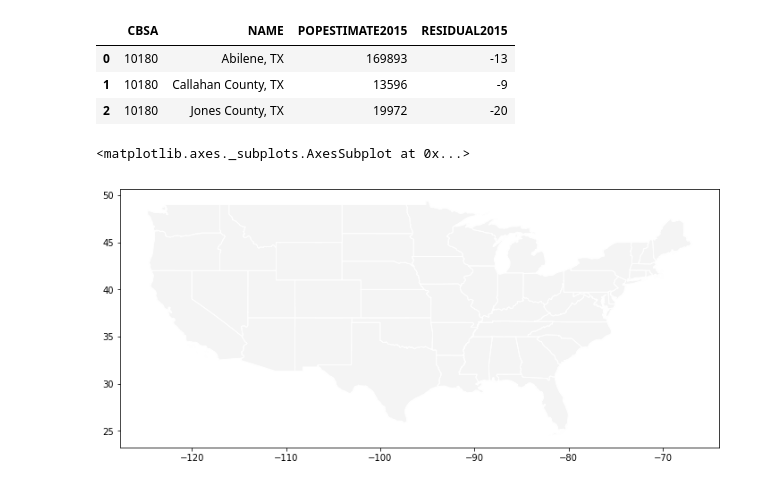
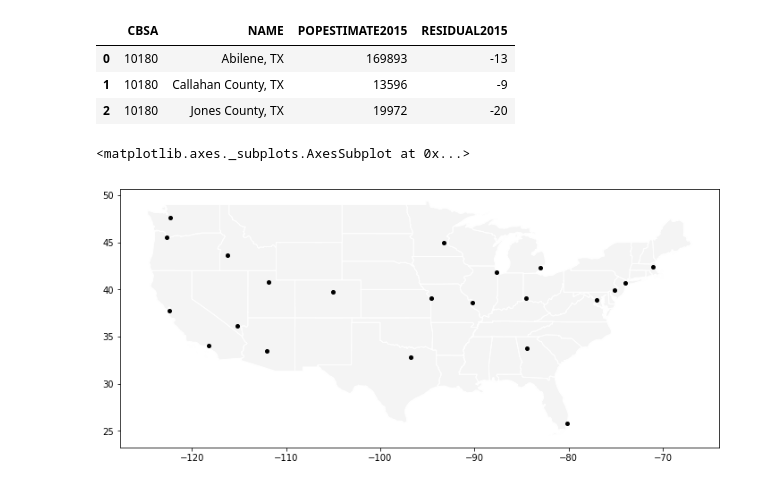
Before and after one commit to stoneyv/cbsa_plot, a Jupyter notebook: python/notebooks/cbsa_cbp_ecommerce_2015.ipynb, the cells around one changed output. Saved outputs shown, nothing was run; the diff lists cells and outputs as text; code cells hidden in the pictures.

Commit message:
add city points to python notebook

```diff
--- a/python/notebooks/cbsa_cbp_ecommerce_2015.ipynb
+++ b/python/notebooks/cbsa_cbp_ecommerce_2015.ipynb
@@ -107,3 +122,6 @@ cities_df.head(3)
 | 0 | Seattle | -122.3321 | 47.60621 | -1.5 | 0.0 |
 | 1 | Portland | -122.6765 | 45.52306 | -1.5 | 0.0 |
 | 2 | Boise | -116.2146 | 43.61871 | 1.2 | -0.5 |
+# %%
+from shapely.geometry import Point
+points = gpd.GeoSeries([Point(lon,lat) for lon,lat in zip(cities_df.long, cities_df.lat)])
@@ -154,10 +180,14 @@ us_cstate_df = us_state_df[np.logical_not(us_state_df['GEOID'].isin(fips_states_
 # %%
 fig, ax = plt.subplots(1, 1, figsize = (12,10))
 ax.set_aspect('equal')
 us_cstate_df.plot(ax=ax,
                   linewidth = 1,
                   facecolor="#EBEBEB",
                   edgecolor="white")
+points.geometry.plot(ax=ax,
+               marker='o',
+               color='black',
+               markersize=4)
 # %% [output]
 <matplotlib.axes._subplots.AxesSubplot at 0x...>
-[figure, old version]
+[figure, new version]
```
Also changed, not shown: parts of 4 cells of this notebook.
